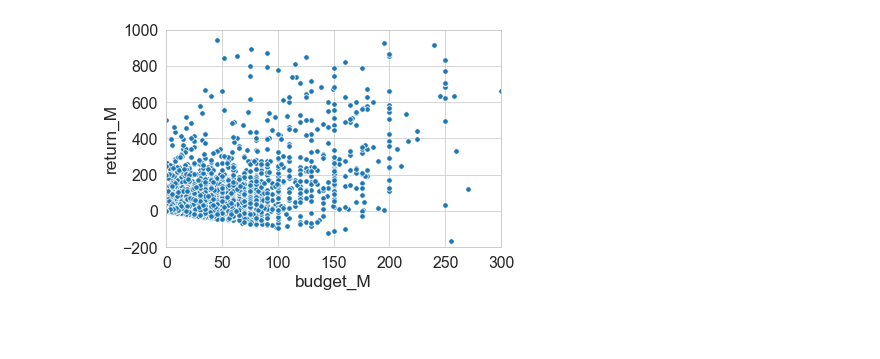
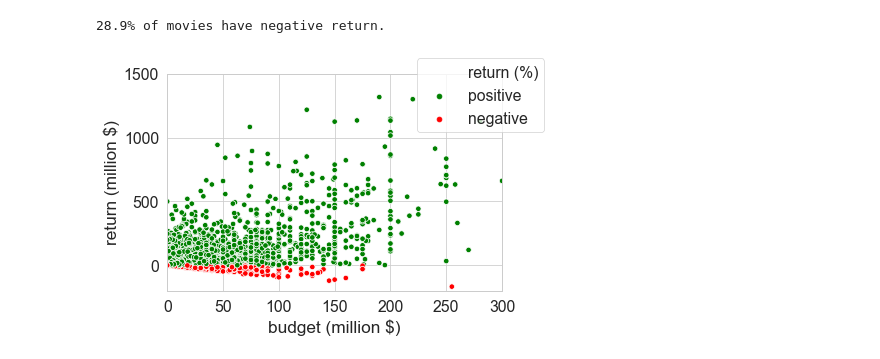
Before and after one commit to evgeniya1/Project1, a Jupyter notebook: data_analysis_Evgeniya.ipynb, the cells around one changed output. Saved outputs shown, nothing was run; the diff lists cells and outputs as text; code cells hidden in the pictures; blank space fills up the shorter version.

```diff
--- a/data_analysis_Evgeniya.ipynb
+++ b/data_analysis_Evgeniya.ipynb
@@ -43,6 +45,10 @@ df['revenue_M'] = df['revenue'].div(scale)
 df['return_M'] = df.revenue_M - df.budget_M
 df['return_%'] = round(df.return_M/df.budget_M * 100, 2)
 
+#add positive/negative return %
+df['return_%_type'] = df['return_%'].map(lambda x: 'positive'
+                                       if x > 0 else 'negative')
+
 #add year column
 df.release_date = df.release_date.astype('datetime64[ns]')
 df['year'] = df.release_date.dt.year.fillna(0).astype('int64')
@@ -58,9 +64,8 @@ df['first_country'] = [x.split(', ')[0] if x is not np.nan
                                              else np.nan for x in df.production_countries]
 
 #select necessary columns
-df = df[['title','year','first_genre','first_country','first_company'
-              ,'budget_M','revenue_M','return_M','return_%'
-              ,'runtime','popularity','vote_average', 'vote_count']]
+df = df[['title','year','first_genre','first_country','first_company',
+         'budget_M','revenue_M','return_M','return_%','return_%_type','runtime']]
 
 
 df.head()
@@ -89,10 +133,27 @@ df[df.title == 'The Three Musketeers']
 # %%
 #How budget influence on total revenue in millions?
 fig, ax1 = plt.subplots(1,1,figsize=(6,4))
 
-sns.scatterplot(x='budget_M', y='return_M', data=df, s=30, ax=ax1)
+#plot return vs budget in millions $
+sns.scatterplot(x='budget_M', y='return_M', hue='return_%_type',
+                data=df, s=30, ax=ax1,palette=['green','red'])
 
+#change axis labels
+ax1.set_xlabel('budget (million $)')
+ax1.set_ylabel('return (million $)')
+
+#legend parameters
+ax1.legend(loc='right',bbox_to_anchor = [1.15, 0.9])\
+   .texts[0].set_text("return (%)")
+
+#change axis limits
 ax1.set_xlim(0,300)
-_ = ax1.set_ylim(-200,1000)
+ax1.set_ylim(-200,1500)
+
+#What is the percentage of movies with negative revenue?
+neg_return = round(df[df.return_M < 0].shape[0]
+                   / df.shape[0] * 100,1)
+print(f'{neg_return}% of movies have negative return.')
 # %% [output]
+28.9% of movies have negative return.
-[figure, old version]
+[figure, new version]
```
Also changed, not shown: parts of 12 cells of this notebook.
